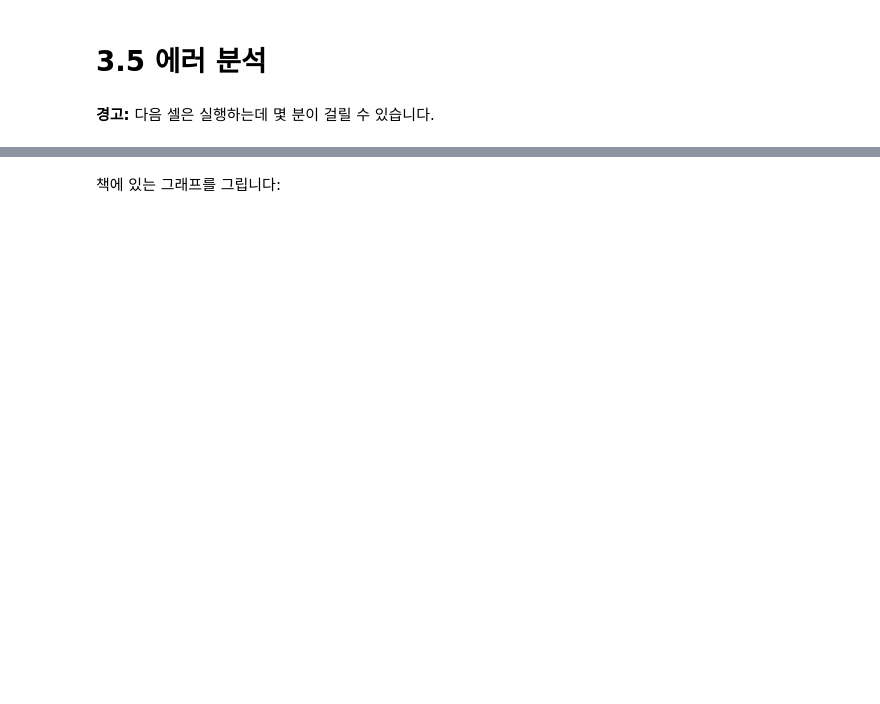
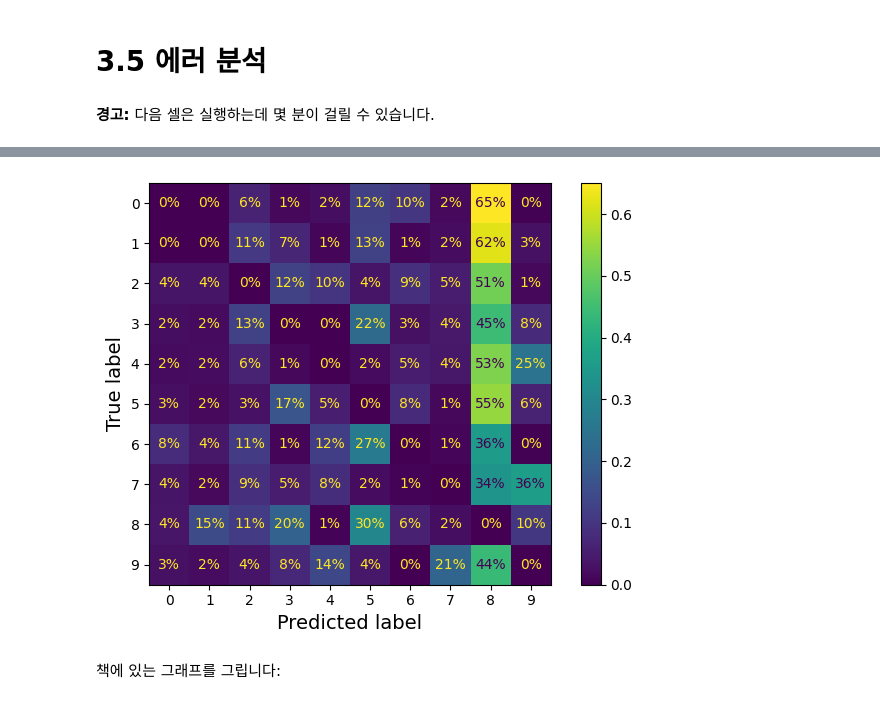
Before and after one commit to aaronkr-classroom/3-classification-pm-jooyounghan1, a Jupyter notebook: 03_classification.ipynb, the cells around one changed output, grey strips where cells are left out. Saved outputs shown, nothing was run; the diff lists cells and outputs as text; code cells hidden in the pictures; blank space fills up the shorter version.

```diff
--- a/03_classification.ipynb
+++ b/03_classification.ipynb
@@ -605,11 +624,13 @@ plt.show()
 # %%
 sample_weight = (y_train_pred != y_train)
 plt.rc('font', size=10)  # 추가 코드
 ConfusionMatrixDisplay.from_predictions(y_train, y_train_pred,
                                         sample_weight=sample_weight,
                                         normalize="true", values_format=".0%")
-# save_fig()
+save_fig("matrix_plot_2")
 plt.show()
+# %% [output]
+[figure, added]
 # %% [markdown]
 책에 있는 그래프를 그립니다:
 # %%
```
Also changed, not shown: parts of 26 cells of this notebook, 9 other files.
